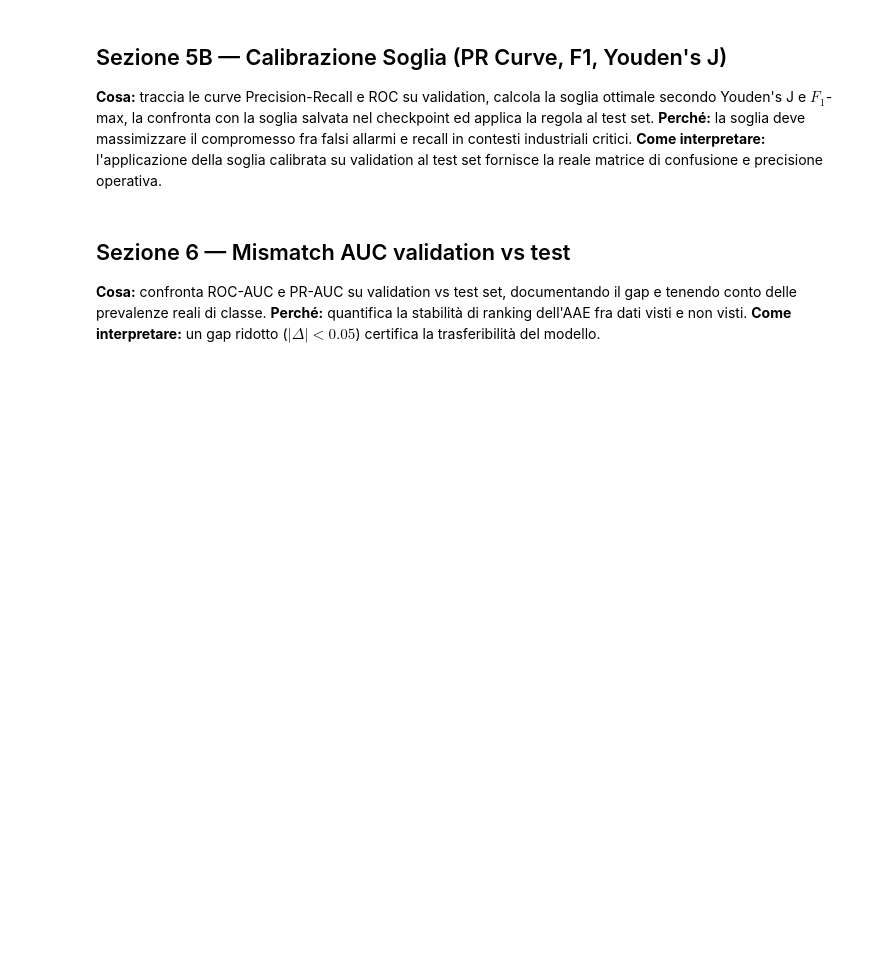
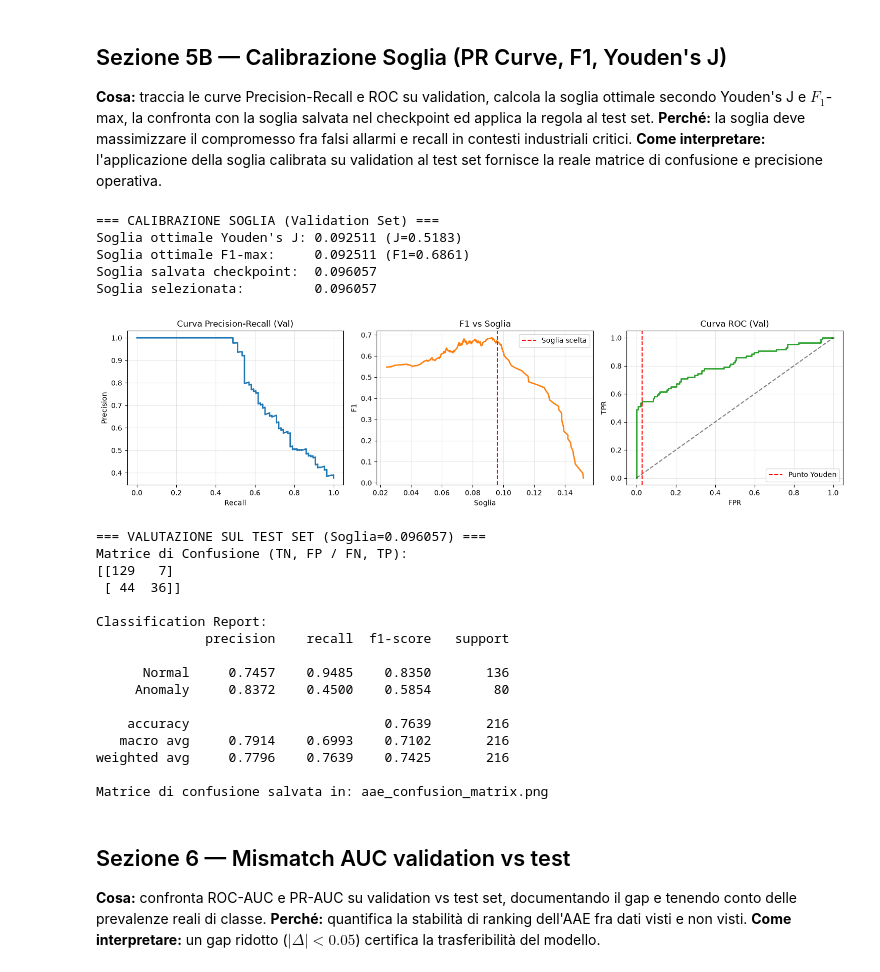
Before and after one commit to s349534/AM01-Detection-of-Anomalous-Behaviour-in-Industrial-Robot, a Jupyter notebook: notebooks/04_model_diagnosis_aae.ipynb, the cells around one changed output. Saved outputs shown, nothing was run; the diff lists cells and outputs as text; code cells hidden in the pictures; blank space fills up the shorter version.

```diff
--- a/notebooks/04_model_diagnosis_aae.ipynb
+++ b/notebooks/04_model_diagnosis_aae.ipynb
@@ -553,33 +636,66 @@ axes[1].axvline(chosen_th, color="red", linestyle="--", label="Soglia scelta")
 axes[1].set_title("F1 vs Soglia")
 axes[1].set_xlabel("Soglia")
 axes[1].set_ylabel("F1")
 axes[1].legend()
 axes[1].grid(True, alpha=0.3)
 
 # ROC
 axes[2].plot(fpr_val, tpr_val, color="#2ca02c", lw=2)
 axes[2].plot([0, 1], [0, 1], "k--", alpha=0.5)
 axes[2].axvline(fpr_val[best_j_idx], color="red", linestyle="--", label="Punto Youden")
 axes[2].set_title("Curva ROC (Val)")
 axes[2].set_xlabel("FPR")
 axes[2].set_ylabel("TPR")
 axes[2].legend()
 axes[2].grid(True, alpha=0.3)
 
 plt.tight_layout()
 plt.show()
 
 # Valutazione oggettiva su TEST SET con soglia scelta
 y_test = np.concatenate([np.zeros(len(err_test_norm)), np.ones(len(err_test_anom))])
 err_test = np.concatenate([err_test_norm, err_test_anom])
 pred_test = (err_test >= chosen_th).astype(int)
 
 cm = confusion_matrix(y_test, pred_test)
 print("\n=== VALUTAZIONE SUL TEST SET (Soglia=%.6f) ===" % chosen_th)
 print("Matrice di Confusione (TN, FP / FN, TP):")
 print(cm)
 print("\nClassification Report:")
 print(classification_report(y_test, pred_test, target_names=["Normal", "Anomaly"], digits=4))
+# Salva Confusion Matrix ufficiale per reports/figures/
+from src.utils.visualization import plot_confusion_matrix
+cm_fig_path = PROJECT_ROOT / "reports" / "figures" / "aae_confusion_matrix.png"
+plot_confusion_matrix(
+    cm,
+    labels=("normal", "anomaly"),
+    save_path=cm_fig_path,
+    title=f"Test Set Confusion Matrix - AAE (Seed {SEED})",
+)
+print(f"Matrice di confusione salvata in: {cm_fig_path.name}")
+# %% [output]
+=== CALIBRAZIONE SOGLIA (Validation Set) ===
+Soglia ottimale Youden's J: 0.092511 (J=0.5183)
+Soglia ottimale F1-max:     0.092511 (F1=0.6861)
+Soglia salvata checkpoint:  0.096057
+Soglia selezionata:         0.096057
+[figure, added]
+=== VALUTAZIONE SUL TEST SET (Soglia=0.096057) ===
+Matrice di Confusione (TN, FP / FN, TP):
+[[129   7]
+ [ 44  36]]
+
+Classification Report:
+              precision    recall  f1-score   support
+
+      Normal     0.7457    0.9485    0.8350       136
+     Anomaly     0.8372    0.4500    0.5854        80
+
+    accuracy                         0.7639       216
+   macro avg     0.7914    0.6993    0.7102       216
+weighted avg     0.7796    0.7639    0.7425       216
+
+Matrice di confusione salvata in: aae_confusion_matrix.png
 # %% [markdown]
 ## Sezione 6 — Mismatch AUC validation vs test
 
```
Also changed, not shown: parts of 13 cells of this notebook, 5 other files.
